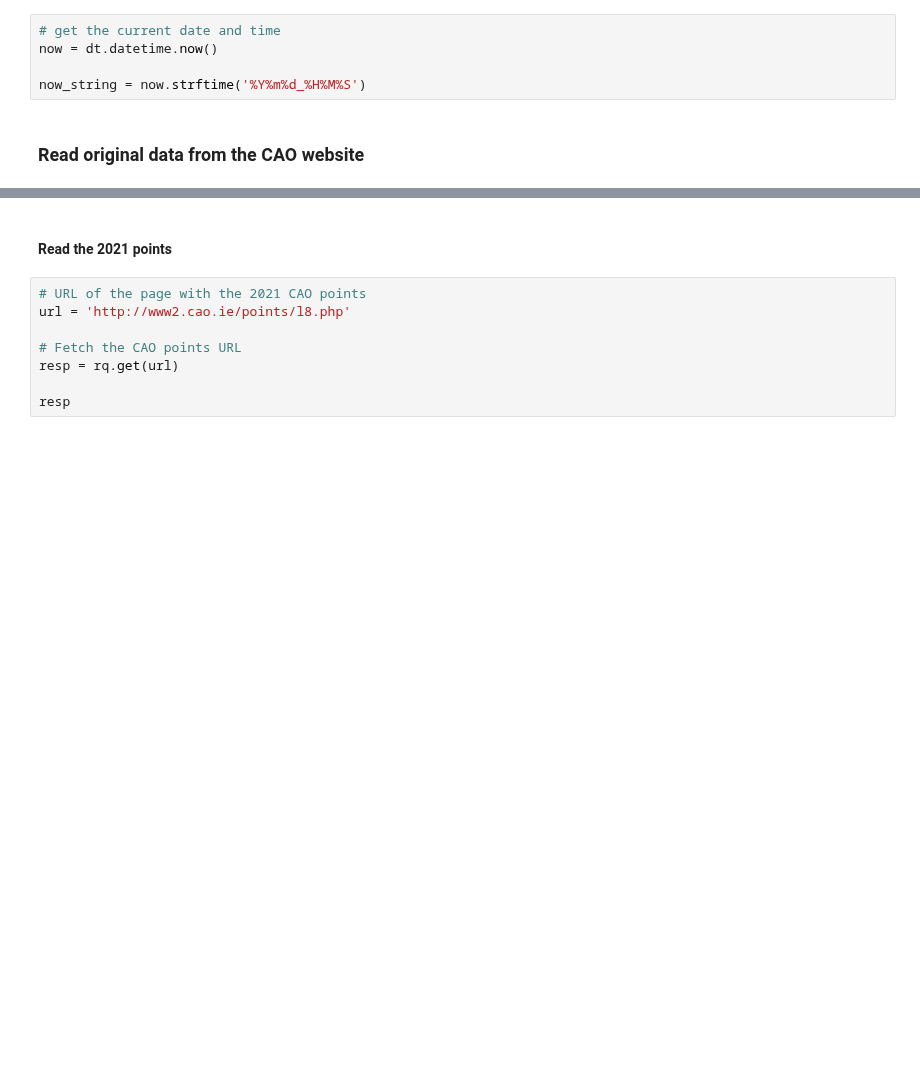
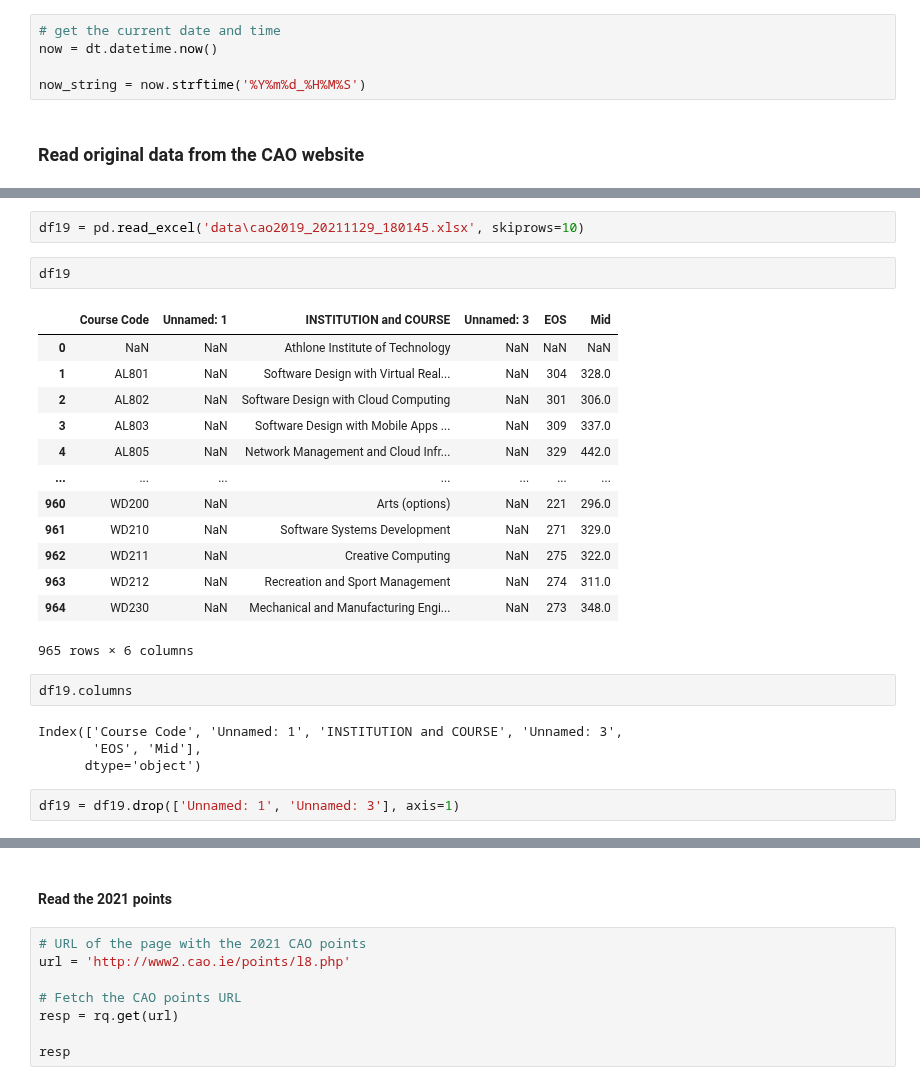
Before and after one commit to przemekbil/FoDA_2021, a Jupyter notebook: cao.ipynb, the cells around one changed output, grey strips where cells are left out. Cells and saved outputs as stored; diff of their text form; blank space fills up the shorter version.

Commit message:
2019 data loaded

```diff
--- a/cao.ipynb
+++ b/cao.ipynb
@@ -35,0 +44,26 @@ now_string = now.strftime('%Y%m%d_%H%M%S')
+# %%
+df19 = pd.read_excel('data\cao2019_20211129_180145.xlsx', skiprows=10)
+# %%
+df19
+# %% [output]
+|  | Course Code | Unnamed: 1 | INSTITUTION and COURSE | Unnamed: 3 | EOS | Mid |
+| 0 | NaN | NaN | Athlone Institute of Technology | NaN | NaN | NaN |
+| 1 | AL801 | NaN | Software Design with Virtual Real... | NaN | 304 | 328.0 |
+| 2 | AL802 | NaN | Software Design with Cloud Computing | NaN | 301 | 306.0 |
+| 3 | AL803 | NaN | Software Design with Mobile Apps ... | NaN | 309 | 337.0 |
+| 4 | AL805 | NaN | Network Management and Cloud Infr... | NaN | 329 | 442.0 |
+| ... | ... | ... | ... | ... | ... | ... |
+| 960 | WD200 | NaN | Arts (options) | NaN | 221 | 296.0 |
+| 961 | WD210 | NaN | Software Systems Development | NaN | 271 | 329.0 |
+| 962 | WD211 | NaN | Creative Computing | NaN | 275 | 322.0 |
+| 963 | WD212 | NaN | Recreation and Sport Management | NaN | 274 | 311.0 |
+| 964 | WD230 | NaN | Mechanical and Manufacturing Engi... | NaN | 273 | 348.0 |
+965 rows × 6 columns
+# %%
+df19.columns
+# %% [output]
+Index(['Course Code', 'Unnamed: 1', 'INSTITUTION and COURSE', 'Unnamed: 3',
+       'EOS', 'Mid'],
+      dtype='object')
+# %%
+df19 = df19.drop(['Unnamed: 1', 'Unnamed: 3'], axis=1)
```
Also changed, not shown: parts of 2 cells of this notebook, 2 other files.
